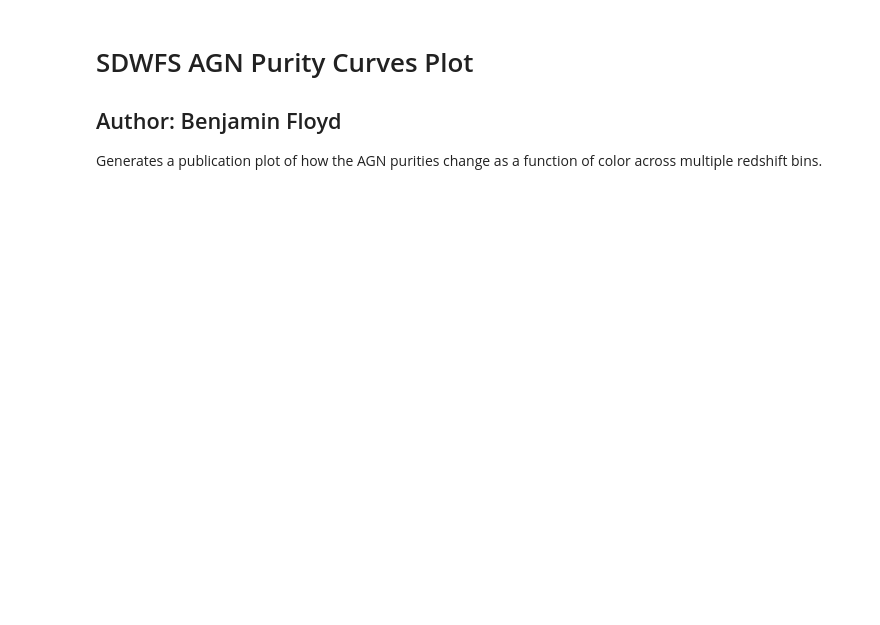
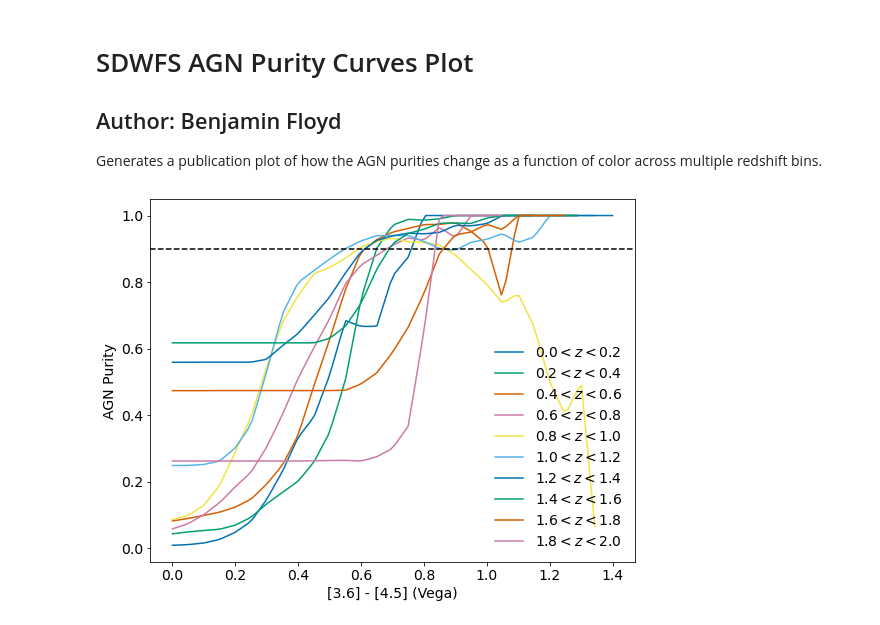
Before and after one commit to floydie7/SPT_AGN, a Jupyter notebook: SDWFS_AGN_purity_curves_plot.ipynb, the cells around one changed output. Drawn from its saved outputs; the diff is of its cells as text; code cells hidden in the pictures; blank space fills up the shorter version.

```diff
--- a/SDWFS_AGN_purity_curves_plot.ipynb
+++ b/SDWFS_AGN_purity_curves_plot.ipynb
@@ -11,26 +11,29 @@ from scipy.interpolate import interp1d
 
 %matplotlib inline
 plt.style.use('seaborn-colorblind')
+plt.rcParams.update({'font.size': 14})
 # %%
 # Read in the file with stored curve data
 with open('Data_Repository/Project_Data/SPT-IRAGN/SDWFS_background/SDWFS_purity_color.json', 'r') as f:
     purity_data = json.load(f)
-z_bins = purity_data['z_bins']
+z_bins = purity_data['redshift_bins']
 color_bins = purity_data['color_bins']
-contamination_ratios = np.asarray(purity_data['contamination_ratios'])
+purity_ratios = np.asarray(purity_data['purity_ratios'])
 # %%
 # Rebuild interpolation
-contam_interp = interp1d(color_bins[:-1], contamination_ratios, kind='linear', axis=1)
+purity_interp = interp1d(color_bins[:-1], purity_ratios, kind='linear', axis=1)
 # %%
 # Make plot
 color_range = np.linspace(color_bins[0], color_bins[-2], num=100)
-fig, ax = plt.subplots()
+fig, ax = plt.subplots(figsize=(7.8, 6))
 for i, z in enumerate(z_bins[:-1]):
     # ax.step(color_bins[:-1], contamination_ratios[i, :], label=fr'${z:.1f} < z < {z_bins[i+1]:.1f}$')
-    ax.plot(color_range, contam_interp(color_range)[i], label=fr'${z:.1f} < z < {z_bins[i+1]:.1f}$')
-ax.axhline(0.1, ls='--', c='k')
-ax.axhline(0.05, ls=':')
+    ax.plot(color_range, purity_interp(color_range)[i], label=fr'${z:.1f} < z < {z_bins[i+1]:.1f}$')
+ax.axhline(0.9, ls='--', c='k')
+# ax.axhline(0.95, ls=':', c='k')
 ax.legend(frameon=False)
-ax.set(xlabel='[3.6] - [4.5] (Vega)', ylabel='Contamination')
-fig.savefig('Data_Repository/Project_Data/SPT-IRAGN/Publication_Plots/SDWFS_AGN_contamination_curves_publication.pdf')
-plt.show()
+ax.set(xlabel='[3.6] - [4.5] (Vega)', ylabel='AGN Purity')
+fig.tight_layout()
+fig.savefig('Data_Repository/Project_Data/SPT-IRAGN/Publication_Plots/SDWFS_AGN_purity_curves_publication.pdf')
+# %% [output]
+[figure, added]
```
Also changed, not shown: 7 other files.
